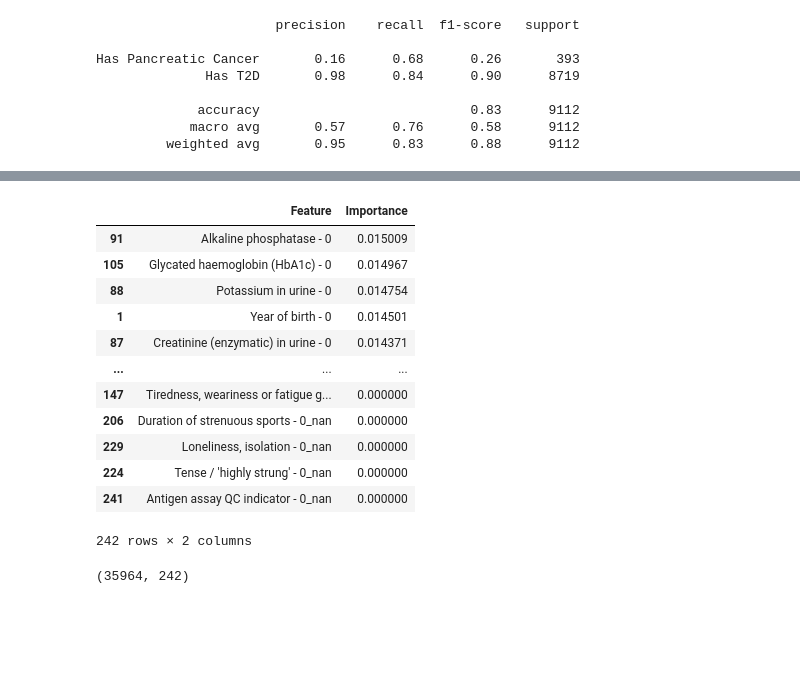
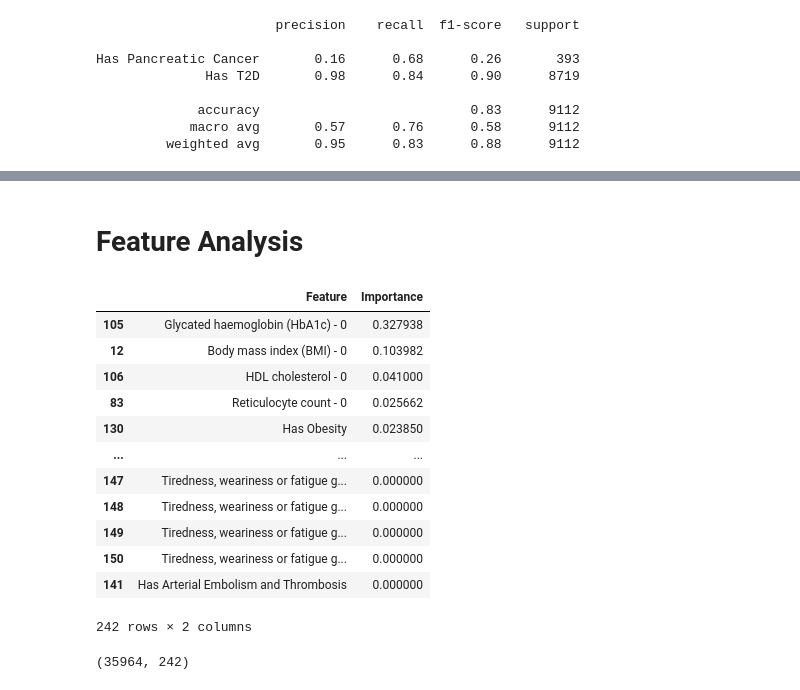
Before and after one commit to OfekShcherb/Finding-Differences-in-Diagnosis-of-Pancreatic-Cancer-and-Type-II-Diabetes-Mellitus, a Jupyter notebook: test.ipynb, the cells around one changed output, grey strips where cells are left out. Drawn from its saved outputs; the diff is of its cells as text; code cells hidden in the pictures; blank space fills up the shorter version.

```diff
--- a/test.ipynb
+++ b/test.ipynb
@@ -393,24 +386,26 @@ plot_confusion_matrix(y_test, ['Has T2D'] * len(y_test), labels=['Has T2D', 'Has
+# %% [markdown]
+# Feature Analysis
 # %%
-importances = MLP_scaled_cancer_vs_rest.feature_importances_
+importances = GB_scaled_t2d_vs_cancer.feature_importances_
 feature_names = processed_df.drop(columns=['Label']).columns
 importance_df = pd.DataFrame({'Feature': feature_names, 'Importance': importances})
 
 # Sort the DataFrame by importance
 importance_df = importance_df.sort_values(by='Importance', ascending=False)
 importance_df
 # %% [output]
 |  | Feature | Importance |
-| 91 | Alkaline phosphatase - 0 | 0.015009 |
-| 105 | Glycated haemoglobin (HbA1c) - 0 | 0.014967 |
-| 88 | Potassium in urine - 0 | 0.014754 |
-| 1 | Year of birth - 0 | 0.014501 |
-| 87 | Creatinine (enzymatic) in urine - 0 | 0.014371 |
+| 105 | Glycated haemoglobin (HbA1c) - 0 | 0.327938 |
+| 12 | Body mass index (BMI) - 0 | 0.103982 |
+| 106 | HDL cholesterol - 0 | 0.041000 |
+| 83 | Reticulocyte count - 0 | 0.025662 |
+| 130 | Has Obesity | 0.023850 |
 | ... | ... | ... |
 | 147 | Tiredness, weariness or fatigue g... | 0.000000 |
-| 206 | Duration of strenuous sports - 0_nan | 0.000000 |
-| 229 | Loneliness, isolation - 0_nan | 0.000000 |
-| 224 | Tense / 'highly strung' - 0_nan | 0.000000 |
-| 241 | Antigen assay QC indicator - 0_nan | 0.000000 |
+| 148 | Tiredness, weariness or fatigue g... | 0.000000 |
+| 149 | Tiredness, weariness or fatigue g... | 0.000000 |
+| 150 | Tiredness, weariness or fatigue g... | 0.000000 |
+| 141 | Has Arterial Embolism and Thrombosis | 0.000000 |
 242 rows × 2 columns
 # %%
 processed_train_df = preprocessing(train_group_df, config, scaled_data=True)
```
Also changed, not shown: parts of 14 cells of this notebook.
